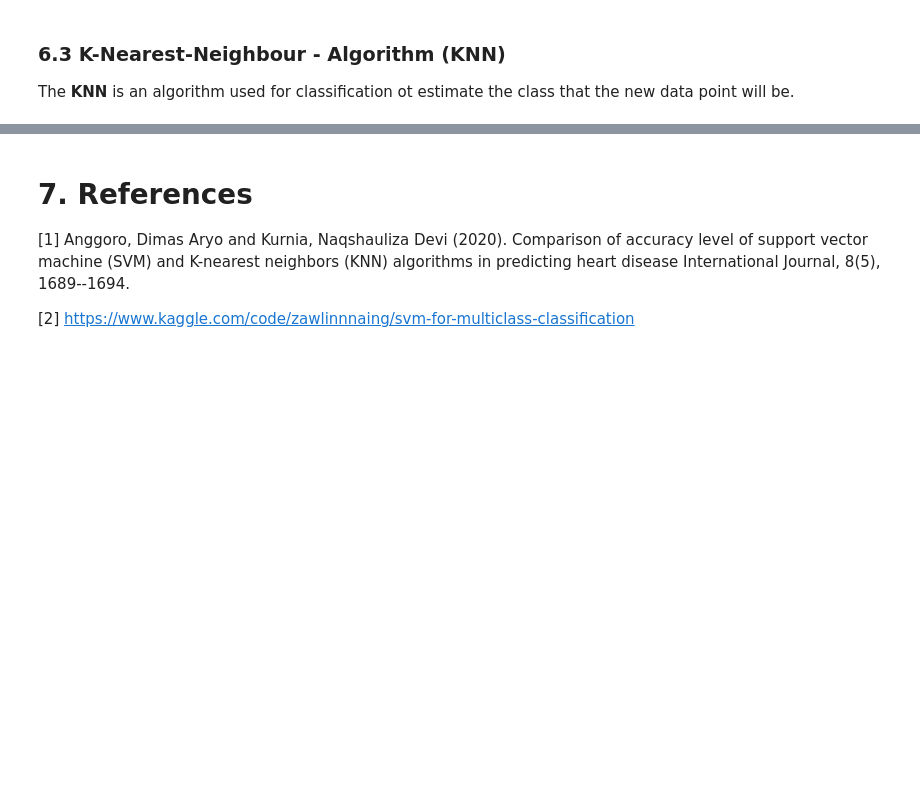
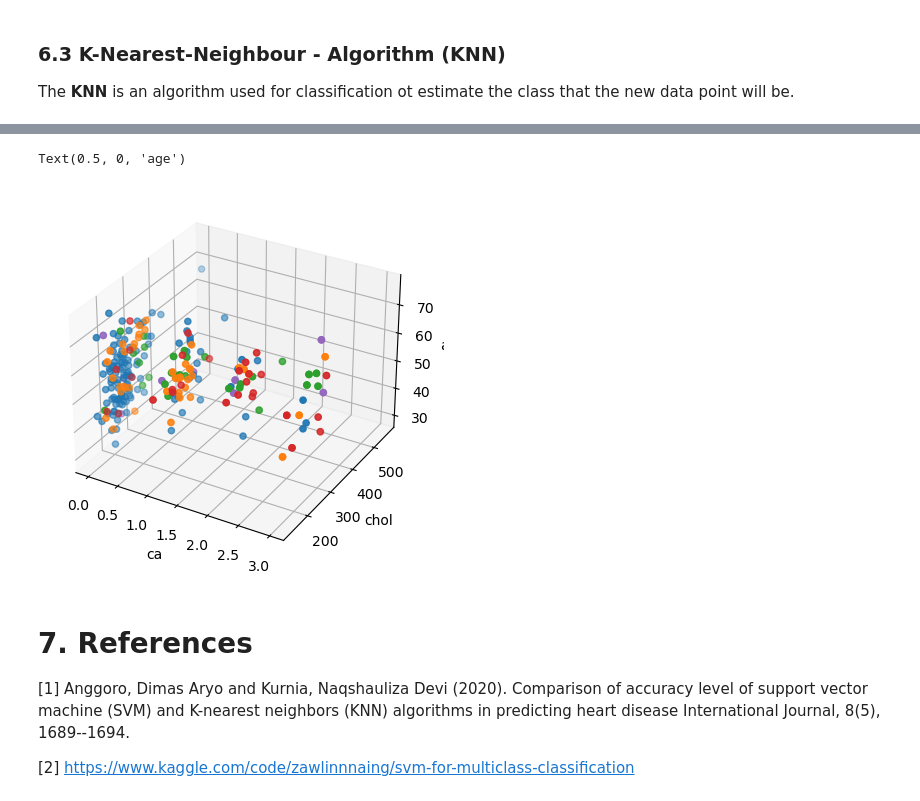
Before and after one commit to mishasilva01/FAA_project1, a Jupyter notebook: project1_notebook.ipynb, the cells around one changed output, grey strips where cells are left out. Drawn from its saved outputs; the diff is of its cells as text; code cells hidden in the pictures; blank space fills up the shorter version.

```diff
--- a/project1_notebook.ipynb
+++ b/project1_notebook.ipynb
@@ -790,3 +1103,24 @@ Normalized testing set score for KNN, InfoGain selection: 0.716667
+# %%
+zero  = (y==0)
+one   = (y==1)
+two   = (y==2)
+three = (y==3)
+four  = (y==4)
+
+fig = plt.figure()
+ax = fig.add_subplot(projection='3d')
+ax.scatter(X['ca'][zero],   X['chol'][zero],   X['age'][zero])
+ax.scatter(X['ca'][one],   X['chol'][one],   X['age'][one])
+ax.scatter(X['ca'][two],   X['chol'][two],   X['age'][two])
+ax.scatter(X['ca'][three], X['chol'][three], X['age'][three])
+ax.scatter(X['ca'][four],  X['chol'][four],  X['age'][four])
+
+ax.set_xlabel('ca')
+ax.set_ylabel('chol')
+ax.set_zlabel('age')
+# %% [output]
+Text(0.5, 0, 'age')
+[figure, added]
 # %% [markdown]
 # 7. References
 <a id="1">[1]</a>
```
Also changed, not shown: parts of 47 cells of this notebook.
